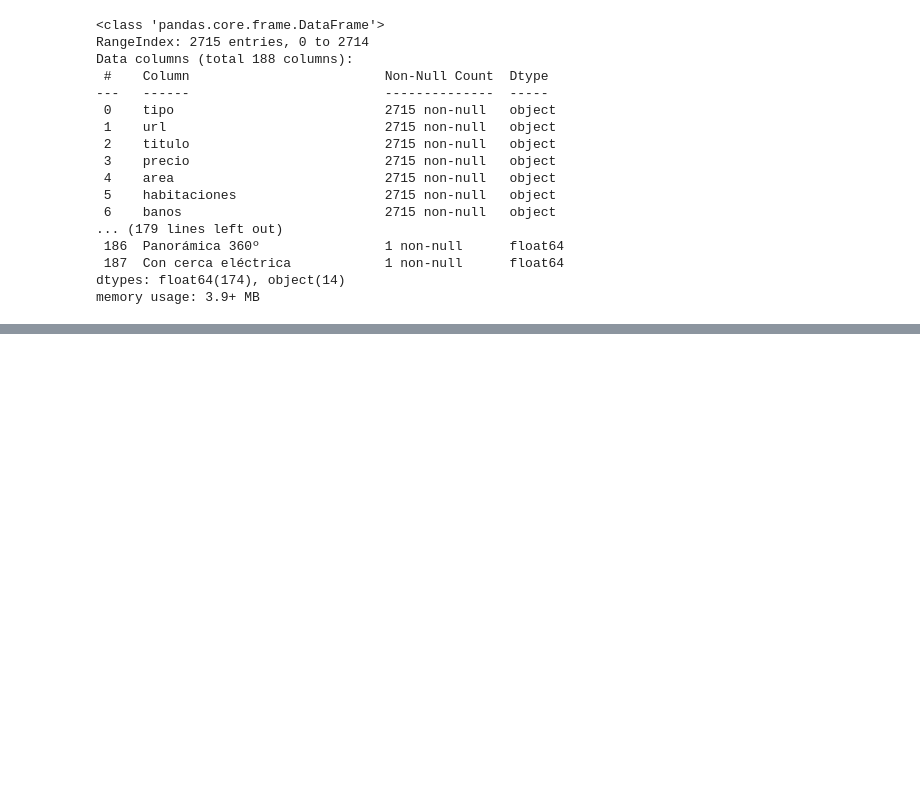
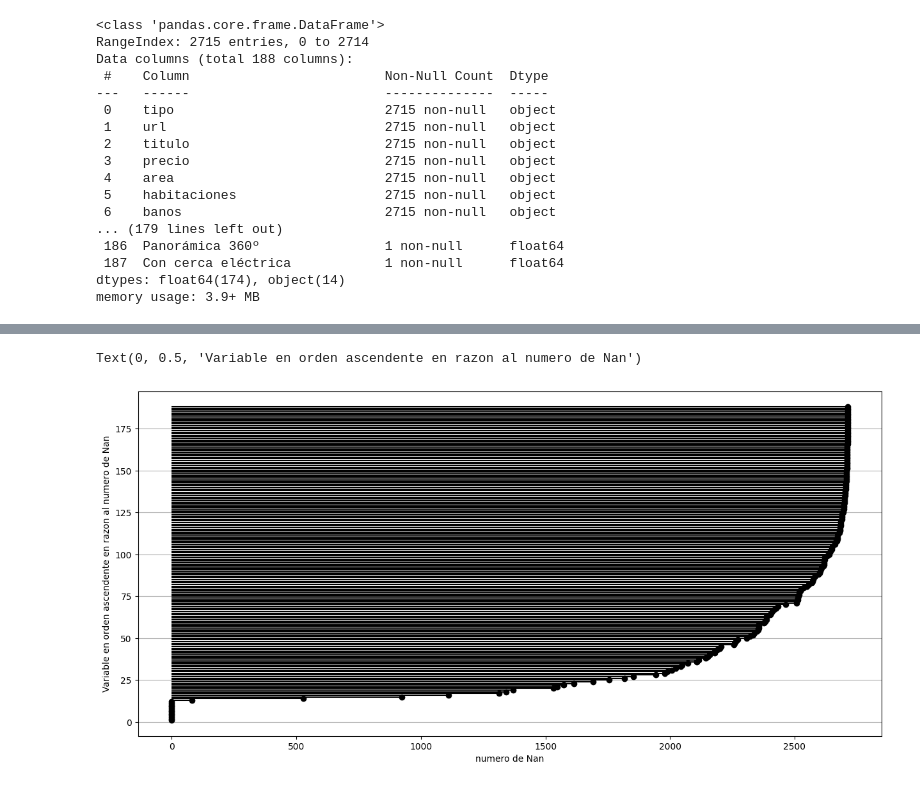
Before and after one commit to juanguzman2/Analisis-del-precio-de-las-viviendas-en-el-oriente-antioqueno, a Jupyter notebook: Script/Precio_de_viviendas_en_Colombia.ipynb, the cells around one changed output, grey strips where cells are left out. Drawn from its saved outputs; the diff is of its cells as text; code cells hidden in the pictures; blank space fills up the shorter version.

Commit message:
Se exploran los datos faltantes en la base de datos

```diff
--- a/Script/Precio_de_viviendas_en_Colombia.ipynb
+++ b/Script/Precio_de_viviendas_en_Colombia.ipynb
@@ -16,6 +26,6 @@ Cloning into 'monografia-udea-eacd'...
 # %%
-df_p=pd.read_csv(r'C:\Users\Juan Guzman\pviviendas\Data\consolidado_propiedades_FR_30052021.csv', delimiter=';', encoding='latin1')
-df_p.head(1)
+dfp=pd.read_csv(r'C:\Users\Juan Guzman\pviviendas\Data\consolidado_propiedades_FR_30052021.csv', delimiter=';', encoding='latin1')
+dfp.head(1)
 # %% [output]
 |  | tipo | url | titulo | precio | area | habitaciones | banos | garajes | descripcion | Balcón | ... |
 | 0 | Usada | https://www.fincaraiz.com.co/casa... | Casa Campestre en Venta Rionegro ... | $ 1.380.000.000 | 320,00 m² | 5 | 6 | 2 | Propiedad moderna con muy buenos ... | 1.0 | ... |
@@ -42,0 +113,14 @@ memory usage: 3.9+ MB
+# %%
+dfNan = dfp.isnull().pipe( # ejecutar varias operaciones en el DataFrame, "pipe" que se encarga de pasar la salida de una función como entrada de la siguiente
+                lambda dfp: (
+                            dfp.sum() # Suma el número de valores faltantes en cada columna del DataFrame
+                            .reset_index(name="numero_Nan") # Reinicia el índice del DataFrame resultante y se le asigna nombre
+                            .rename(columns={'index':'variable'}) # se cambia el nombre de index a variable
+                            .assign ( # agrega columnas al df
+                                    observaciones = len(dfp), # numero total de registros en el df original
+                                    pct_missing = lambda dfp1 : dfp1.numero_Nan / dfp1.observaciones * 100, # porcentaje Nan en cada variable
+                                    )
+                            )
+
+                    )
+dfNan
@@ -42,0 +141,14 @@ memory usage: 3.9+ MB
+# %%
+# grafica de los Nan
+plt.figure(figsize=(15,7))
+dfgnan = dfNan.sort_values('numero_Nan') # almacenar el resumen del nan de las variables en el df dfgnan
+plot_range = range(1, len(dfgnan.index) + 1) # establece la posicion de cada variable en el grafico
+plt.hlines(y=plot_range, xmin=0, xmax=dfgnan.numero_Nan, colors='black') # traza lineas horizontales en el grafico
+plt.plot(dfgnan.numero_Nan, plot_range, "o", color='black') # pone "o" en el eje x
+# plt.yticks(plot_range, dfgnan.variable) #  etiquetar los puntos en el eje y con los nombres de las variables
+plt.grid(axis="y") # agregar un gráfico de cuadrícula en el eje y
+plt.xlabel("numero de Nan")
+plt.ylabel("Variable en orden ascendente en razon al numero de Nan")
+# %% [output]
+Text(0, 0.5, 'Variable en orden ascendente en razon al numero de Nan')
+[figure, added]
```
Also changed, not shown: parts of 16 cells of this notebook, 1 other file.
